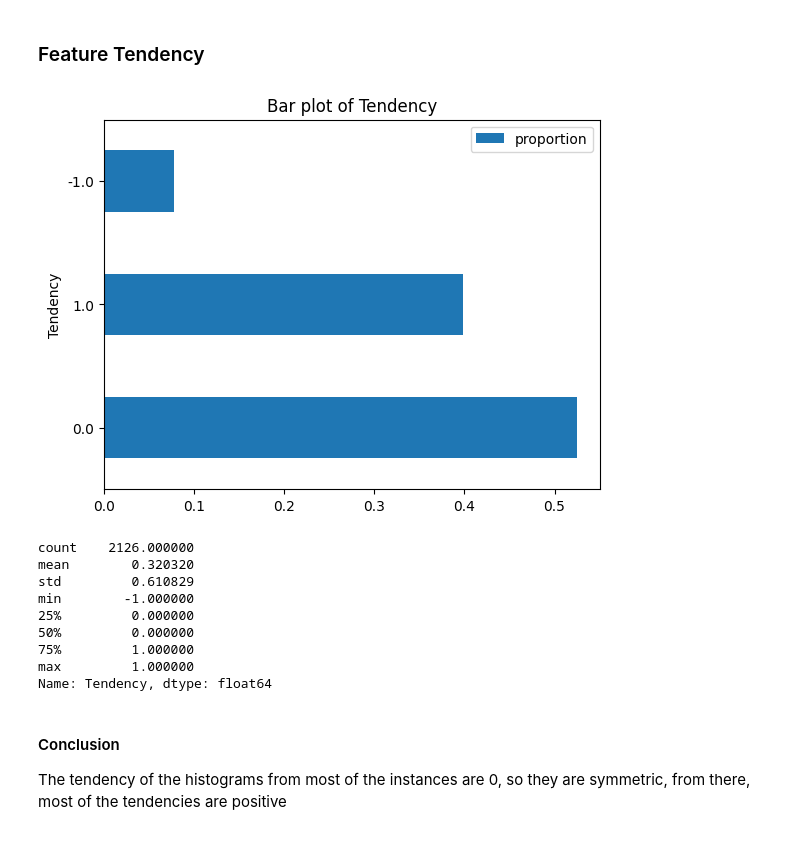
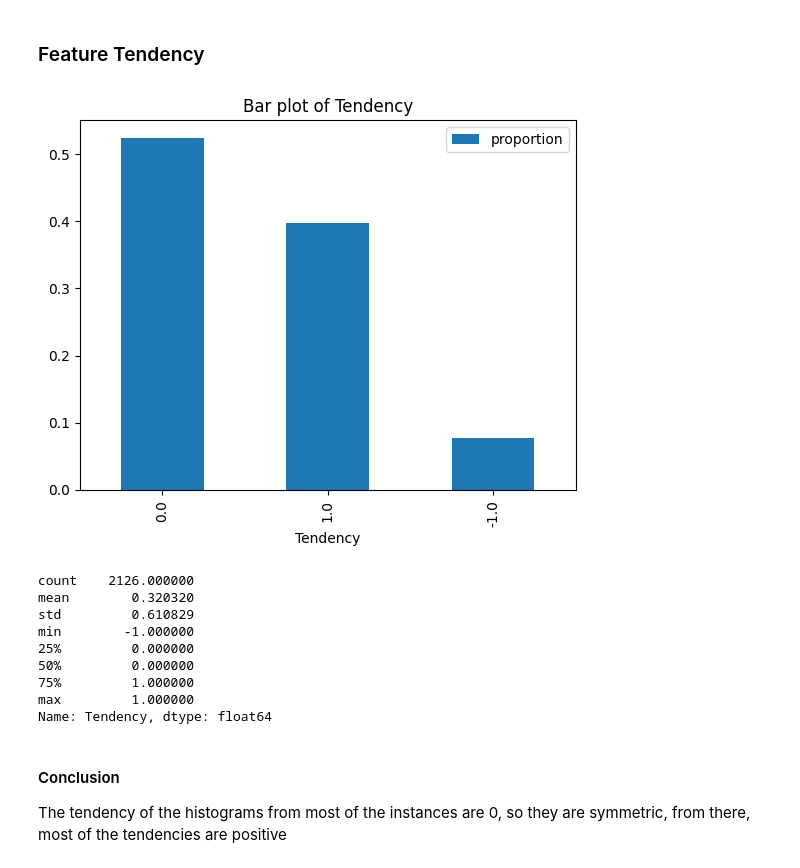
Before and after one commit to JosePabloGFnl/Fetal-Heart-Rate, a Jupyter notebook: Equipo2_FetalHeartRate.ipynb, the cells around one changed output. Saved outputs shown, nothing was run; the diff lists cells and outputs as text; code cells hidden in the pictures.

```diff
--- a/Equipo2_FetalHeartRate.ipynb
+++ b/Equipo2_FetalHeartRate.ipynb
@@ -557,13 +557,10 @@ The main statistics are:
 # %% [markdown]
 ### Feature Tendency
 # %%
-x="Tendency"
-pd.DataFrame(data[x].value_counts(normalize=True)).plot.barh()
-plt.title("Bar plot of "+x)
-plt.show()
-data[x].describe()
+plotter = Plotting(plot_option=3, x='Tendency', data=data)
+plotter.plot()
 # %% [output]
-[figure, old version]
+[figure, new version]
 count    2126.000000
 mean        0.320320
 std         0.610829
```
Also changed, not shown: parts of 1 cell of this notebook.
